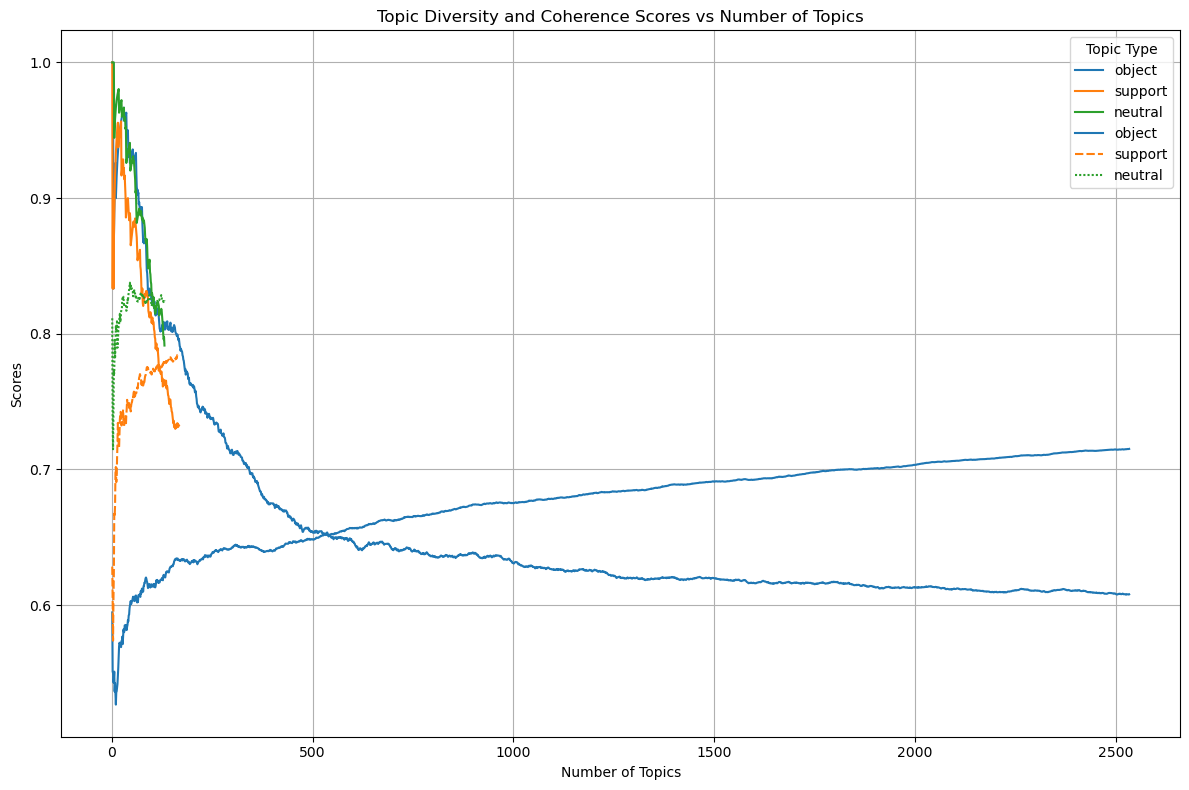
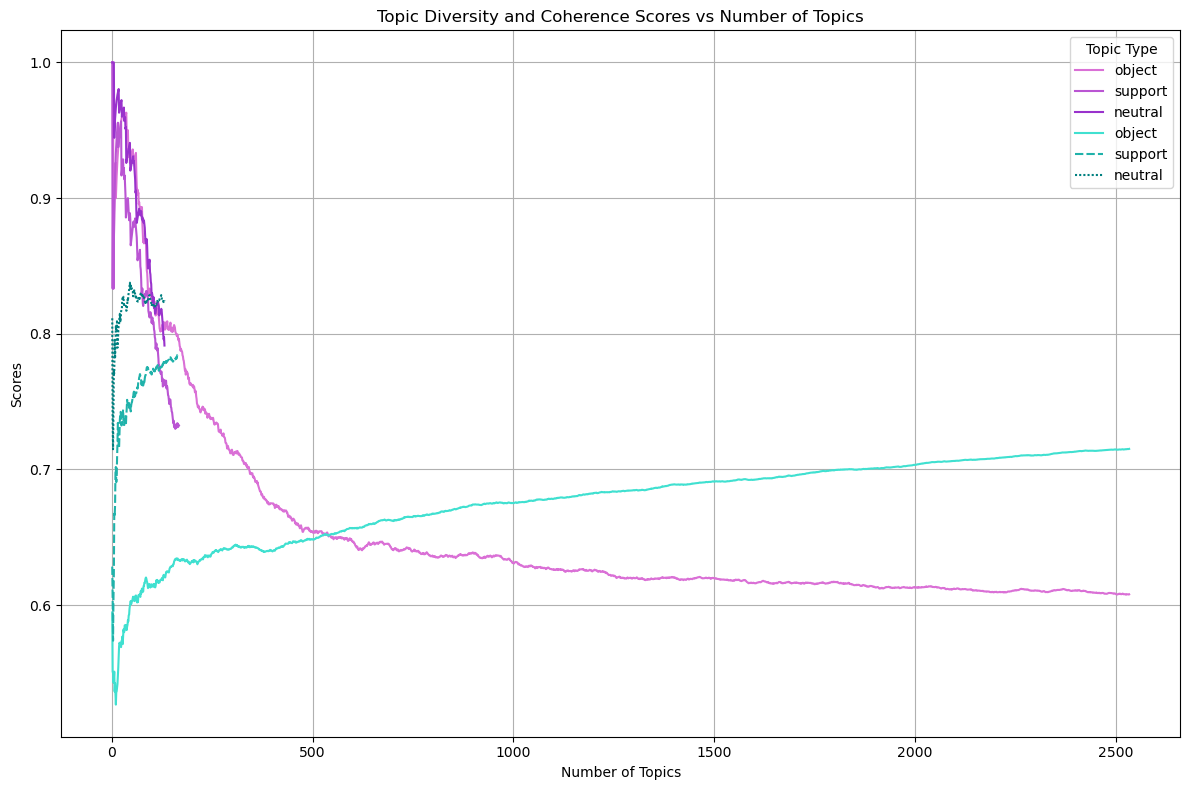
The notebook cell's code change between the first figure and the second:
--- before
+++ after
@@ -1,6 +1,6 @@
 # Plot coherence and diverity scores together
 plt.figure(figsize=(12, 8))
-sns.lineplot(data=df_all, x='num_topics', y='diversity_score', hue='topic_type', style='topic_type', markers=False, dashes=False)
-sns.lineplot(data=df_all_coh, x='num_topics', y='coherence_score', hue='topic_type', style='topic_type', markers=False, dashes=True)
+diveristy_plot = sns.lineplot(data=df_all, x='num_topics', y='diversity_score', hue='topic_type', style='topic_type', palette=diversity_dict, markers=False, dashes=False)
+coherence_plot = sns.lineplot(data=df_all_coh, x='num_topics', y='coherence_score', hue='topic_type', style='topic_type', palette=coherence_dict, markers=False, dashes=True)
 plt.title('Topic Diversity and Coherence Scores vs Number of Topics')
 plt.xlabel('Number of Topics')

Commit: minor refactoring